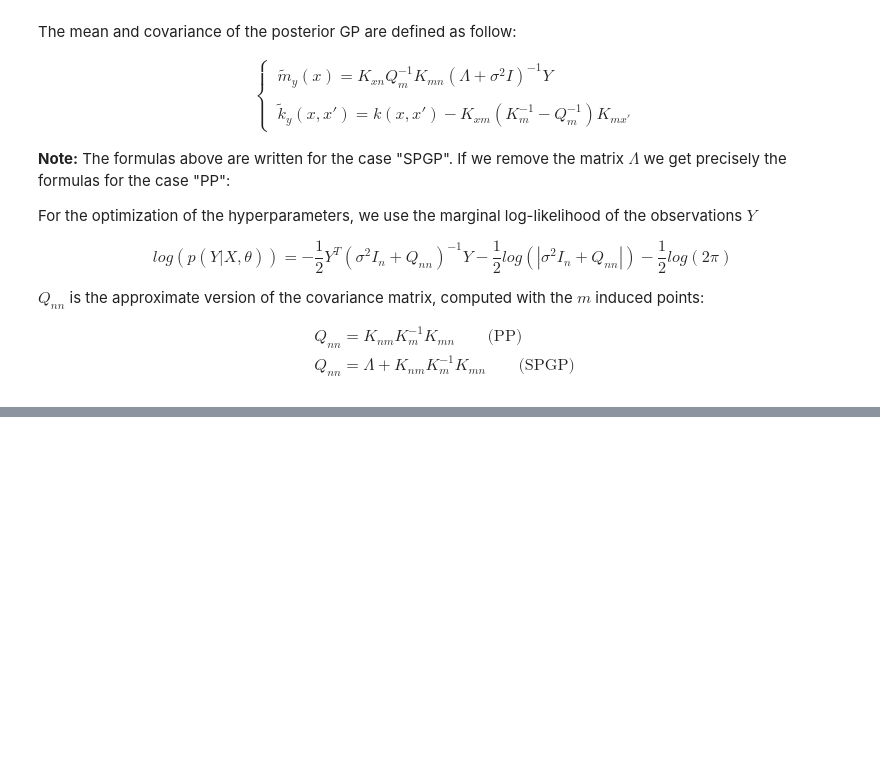
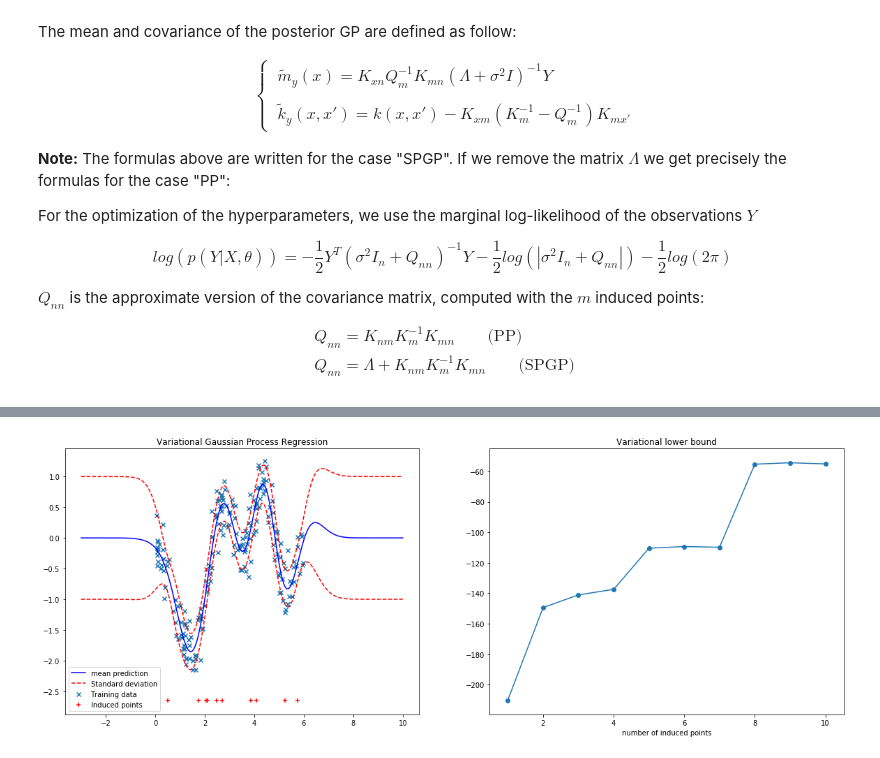
Before and after one commit to sadok95jee/MVABML, a Jupyter notebook: simple_example/GPRegression_Handcoded.ipynb, the cells around one changed output, grey strips where cells are left out. Cells and saved outputs as stored; diff of their text form; code cells hidden in the pictures; blank space fills up the shorter version.

```diff
--- a/simple_example/GPRegression_Handcoded.ipynb
+++ b/simple_example/GPRegression_Handcoded.ipynb
@@ -135,0 +178,3 @@ gp.plot_regression(GPR_SPGP , X_test , PM , std , X_induced0)
+# %%
+greedy = vgp.Greedy(X_train , Y_train , kernel = "Gaussian")
+PM , std  , ML = vgp.predict(greedy , X_test , theta0 = np.array([1 , 1]) , sigma0 = 0.8 , m=10 , size = 50)
@@ -135,0 +199,4 @@ gp.plot_regression(GPR_SPGP , X_test , PM , std , X_induced0)
+# %%
+vgp.plot_regression(greedy , X_test , PM , std , ML )
+# %% [output]
+[figure, added]
```
Also changed, not shown: parts of 11 cells of this notebook.
